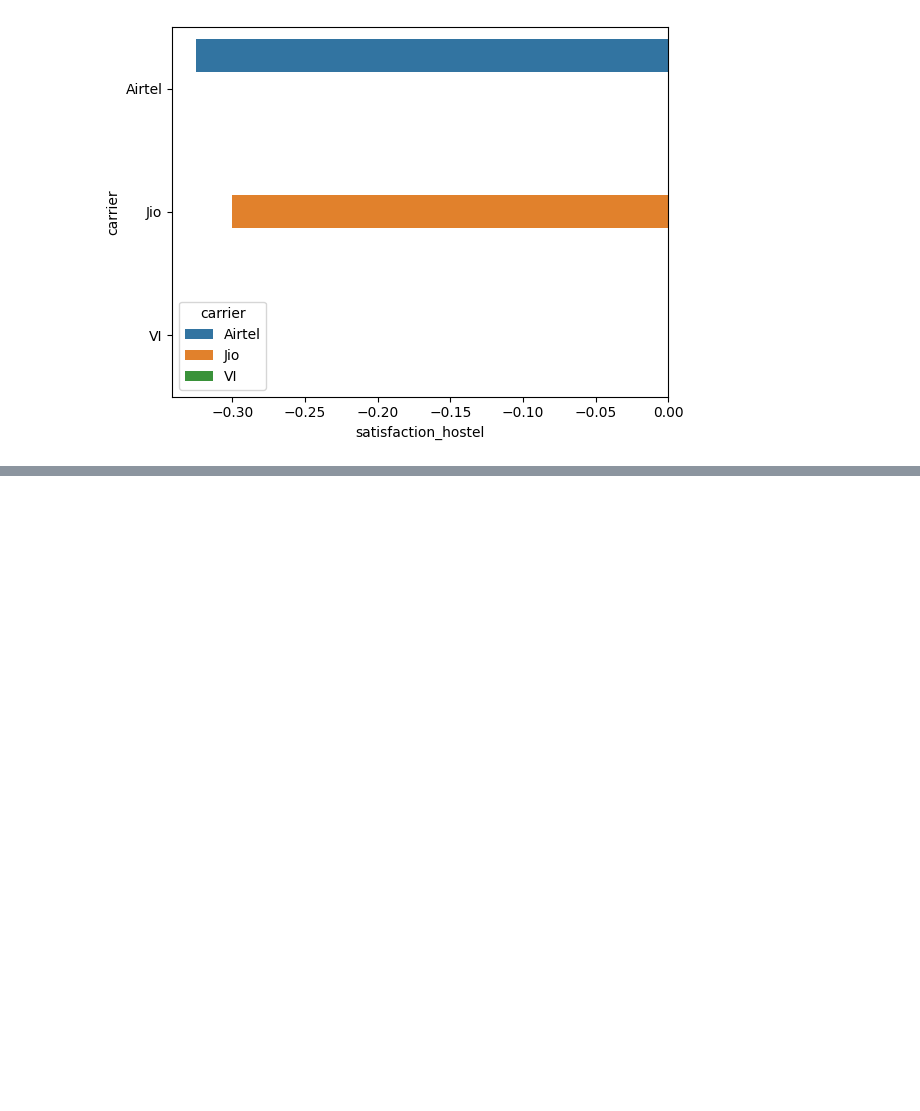
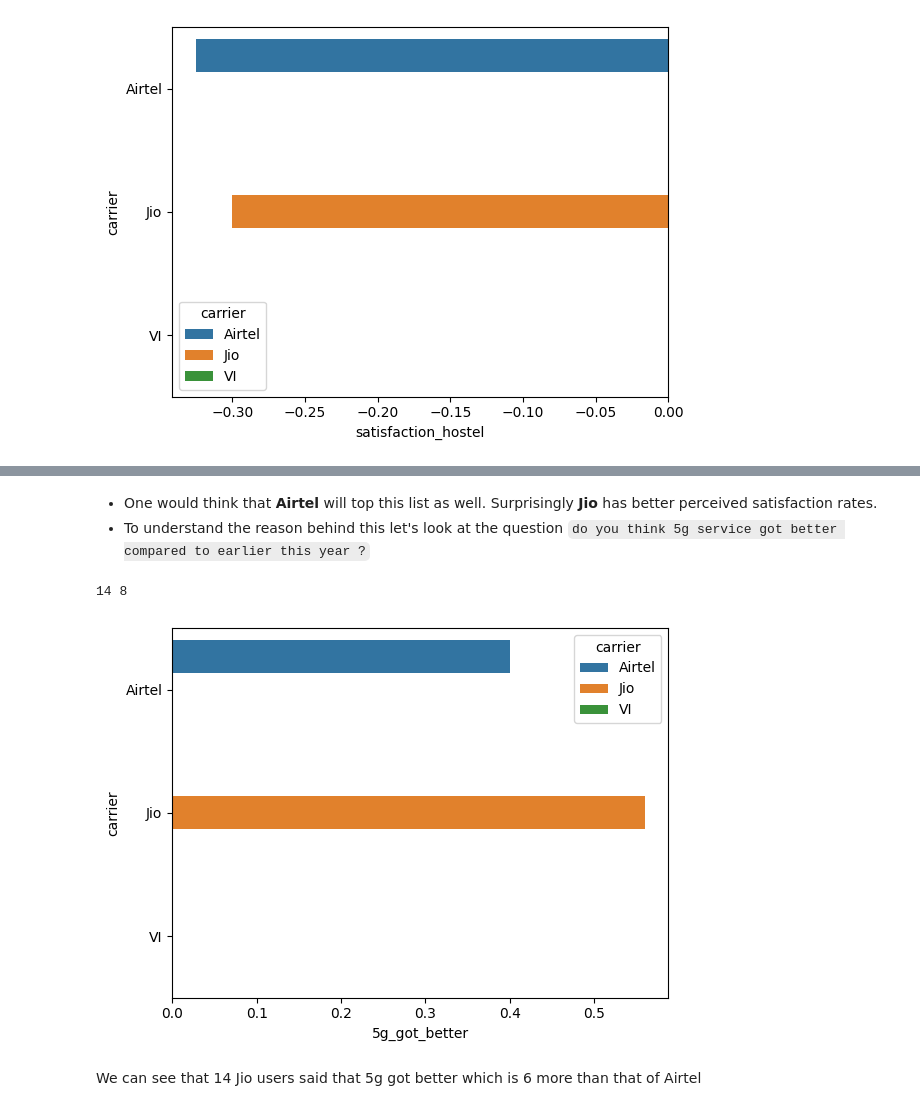
Before and after one commit to bhendi-boi/Intro-to-Data-science, a Jupyter notebook: project/main.ipynb, the cells around one changed output, grey strips where cells are left out. Saved outputs shown, nothing was run; the diff lists cells and outputs as text; code cells hidden in the pictures; blank space fills up the shorter version.

```diff
--- a/project/main.ipynb
+++ b/project/main.ipynb
@@ -161,0 +176,13 @@ sns.barplot(x="satisfaction_hostel", y="carrier", hue="carrier", data=df, errorb
+# %% [markdown]
+- One would think that **Airtel** will top this list as well. Surprisingly **Jio** has better perceived satisfaction rates.
+- To understand the reason behind this let's look at the question `do you think 5g service got better compared to earlier this year ?`
+# %%
+sns.barplot(x="5g_got_better", y="carrier", data=df, hue="carrier", errorbar=None)
+jio = df[(df["carrier"] == "Jio") & (df["5g_got_better"] == 1)]
+airtel = df[(df["carrier"] == "Airtel") & (df["5g_got_better"] == 1)]
+print(len(jio), len(airtel))
+# %% [output]
+14 8
+[figure, added]
+# %% [markdown]
+We can see that 14 Jio users said that 5g got better which is 6 more than that of Airtel
```
Also changed, not shown: parts of 4 cells of this notebook.
